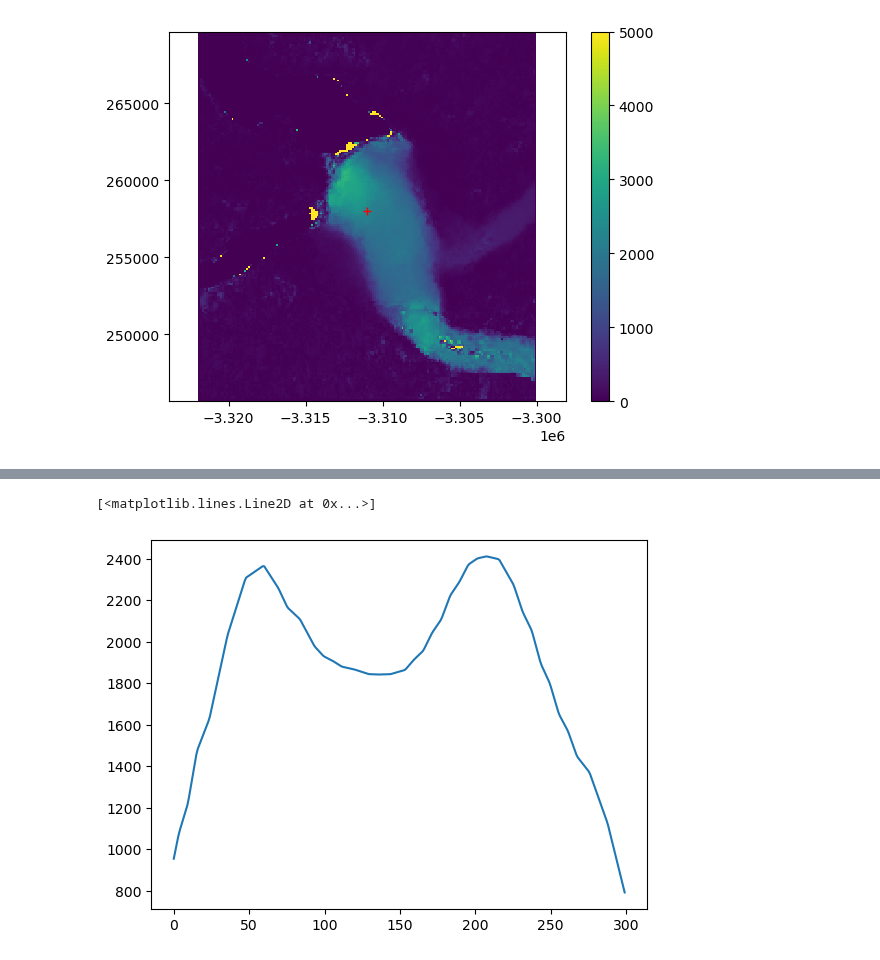
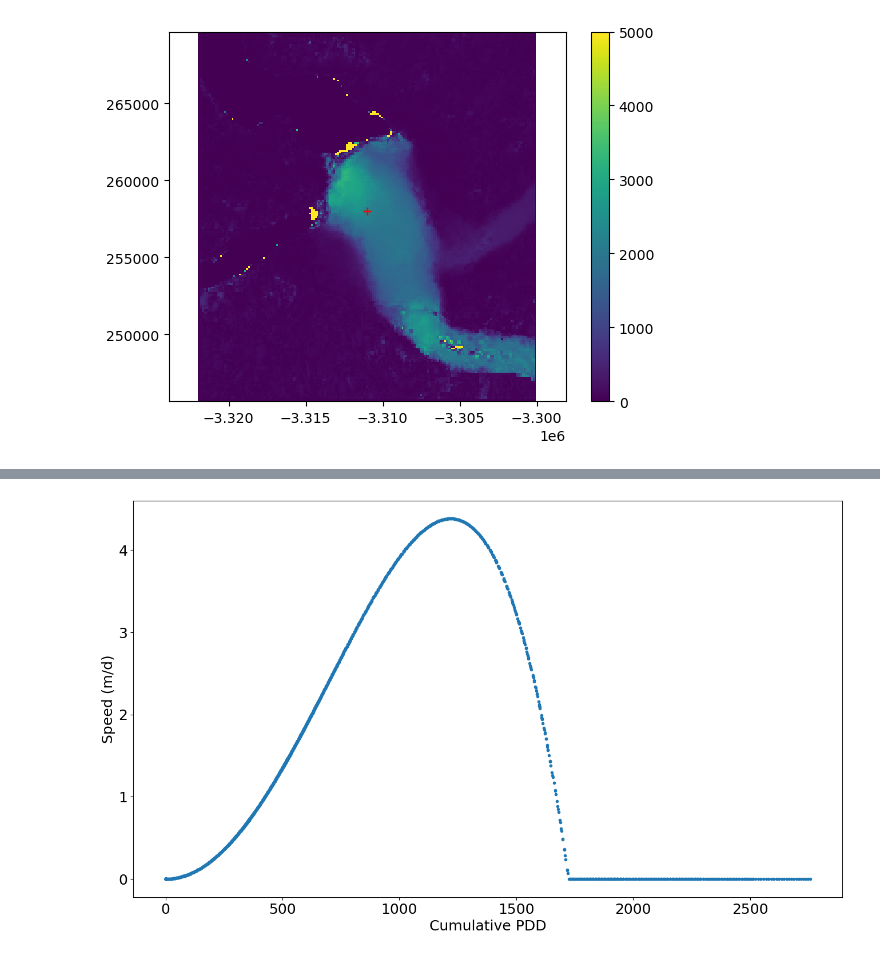
Before and after one commit to pohlan/Hubbard2024, a Jupyter notebook: modeling/simple/simple_model.ipynb, the cells around one changed output, grey strips where cells are left out. Cells and saved outputs as stored; diff of their text form; code cells hidden in the pictures.

```diff
--- a/modeling/simple/simple_model.ipynb
+++ b/modeling/simple/simple_model.ipynb
@@ -93,16 +95,19 @@ pdd[may2oct+3*365:may2oct+3*365+jan2may] = np.cumsum(Ti[may2oct+3*365:may2oct+3*
 # function that produces a velocity time series
 
 def vs(x, term, Delta_t, vi):
-    [alpha, L_off, beta, Delta_term, vmax, PDDmax] = x
+    [alpha, L_off, Delta_term, vmax, PDDmax] = x
+    # create an array, starting with the velocity record in increments of 1 day
     N = len(vi)
     t_array=np.arange(N)
-    vterm = alpha*(term[t_array+Delta_t-int(Delta_term)]-L_off) + beta
-    vr = vmax*(1-((pdd[t_array+Delta_t]-PDDmax)/PDDmax)**2)
+    #vterm = alpha*(term[t_array+Delta_t-int(Delta_term)]-L_off) + beta
+    vterm = alpha*(term_i[t_array+Delta_t-int(Delta_term)]-L_off)
+    vr = vmax*(1-(((2*PDDmax**2-pdd[t_array+Delta_t]**2)/(2*PDDmax**2))**2))
+    #vr = vmax*(1-((pdd[t_array+Delta_t]-PDDmax)/PDDmax)**2)
     vr[vr<0] = 0
 
     return vr,vterm
 # %%
-vr, vterm=vs([3,-100,0,20,2000,800],term, Delta_t, vi)
+vr, vterm=vs([-6,100,0,2000,800],term_i, Delta_t, vi)
 
 plt.figure(figsize=(12,6))
 plt.plot(t_dt,vr, ':',label='runoff')
@@ -117,14 +122,16 @@ plt.legend()
 # define a misfit function
 
 def misfit(x,term, Delta_t, vi):
-    [alpha, L_off, beta, Delta_term, vmax, PDDmax] = x
-    vr, vterm = vs([alpha, L_off, beta, Delta_term, vmax, PDDmax],term, Delta_t, vi)
+    [alpha, L_off, Delta_term, vmax, PDDmax] = x
+    vr, vterm = vs([alpha, L_off, Delta_term, vmax, PDDmax],term, Delta_t, vi)
     vtot = vr+vterm
-    # don't try to fit the first part of the curve, because cumulative runoff should include earlier data
-    return np.sum((vi[150:450]-vtot[150:450])**2)
+    # fit 2018 only, because cumulative runoff should include earlier data
+    #return np.sum((vi[150:450]-vtot[150:450])**2)
+    return np.sum((vi[150:]-vtot[150:])**2)
+    #return np.sum((vi-vtot)**2)
 # %%
 from scipy.optimize import minimize
-xmin = minimize(misfit, [0,0,0,0,1000,1000], args=(term, Delta_t, vi), method='Nelder-Mead', tol=1e-6, options={'maxiter':10000})
+xmin = minimize(misfit, [2,0,20,1000,1000], args=(term, Delta_t, vi), method='Nelder-Mead', tol=1e-6, options={'maxiter':10000})
 xmin
 # %% [output]
        message: Optimization terminated successfully.
@@ -168,6 +186,20 @@ plt.plot(pdd, vmax*(1-((PDDmax-pdd)/PDDmax)**2))
 # %%
-plt.plot(vi[150:450])
+[alpha, L_off, Delta_term, vmax, PDDmax] = xmin['x']
+
+def asym(x):
+    return vmax*(1-(((2*PDDmax**2-x**2)/(2*PDDmax**2))**2))
+
+f = asym(pdd)
+f[f<0]=0
+
+fig = plt.figure(figsize=(16,9))
+plt.plot(pdd,f/365,'.')
+
+plt.ylabel('Speed (m/d)', fontsize=18)
+plt.xlabel('Cumulative PDD', fontsize=18)
+plt.xticks(fontsize=18)
+plt.yticks(fontsize=18)
+plt.savefig('pdd.png')
 # %% [output]
-[<matplotlib.lines.Line2D at 0x...>]
-[figure, old version]
+[figure, new version]
 # %%
```
Also changed, not shown: parts of 15 cells of this notebook.
